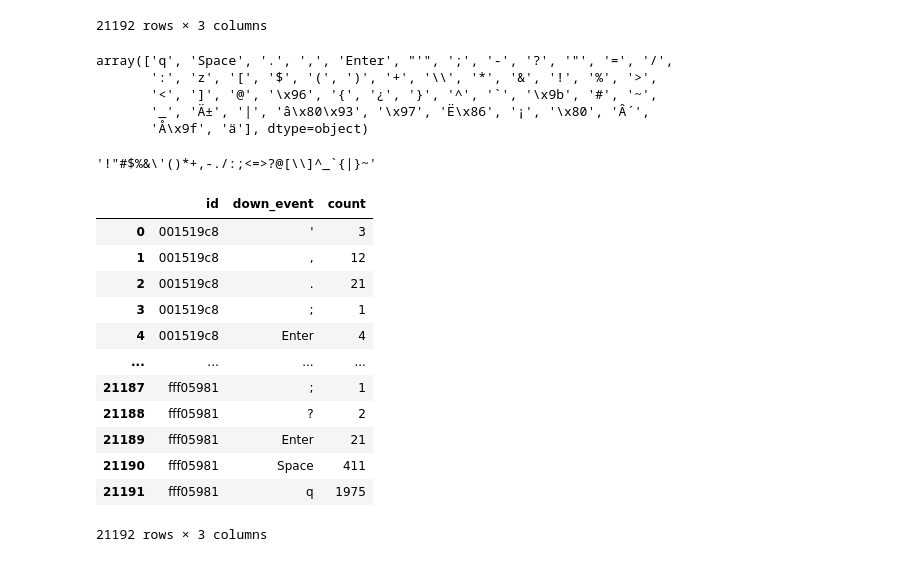
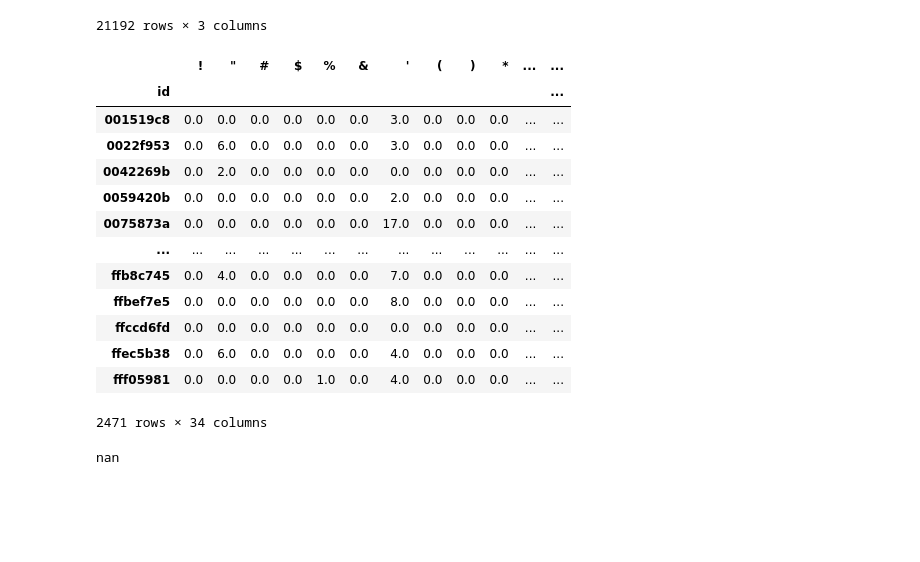
Before and after one commit to GuilhermeGAraujo/Writing_Qual_Kaggle_Chall, a Jupyter notebook: cleaning_feat_eng.ipynb, the cells around one changed output. Saved outputs shown, nothing was run; the diff lists cells and outputs as text; code cells hidden in the pictures; blank space fills up the shorter version.

```diff
--- a/cleaning_feat_eng.ipynb
+++ b/cleaning_feat_eng.ipynb
@@ -116,38 +114,46 @@ inputs_count
 | 21191 | fff05981 | q | 1975 |
 21192 rows × 3 columns
 # %%
-data[data['activity']=='Input
+pvt_inputs_count=inputs_count.pivot(columns='down_event',index='id')
+pvt_inputs_count.columns = ['{}'.format(col[1]) for col in pvt_inputs_count.columns]
+pvt_inputs_count=pvt_inputs_count[punctuation_lst]
+pvt_inputs_count=pvt_inputs_count.fillna(0)
-# %% [output]
-array(['q', 'Space', '.', ',', 'Enter', "'", ';', '-', '?', '"', '=', '/',
-       ':', 'z', '[', '$', '(', ')', '+', '\\', '*', '&', '!', '%', '>',
-       '<', ']', '@', '\x96', '{', '¿', '}', '^', '`', '\x9b', '#', '~',
-       '_', 'Ä±', '|', 'â\x80\x93', '\x97', 'Ë\x86', '¡', '\x80', 'Â´',
-       'Å\x9f', 'ä'], dtype=object)
-# %%
-string.punctuation
-# %% [output]
-'!"#$%&\'()*+,-./:;<=>?@[\\]^_`{|}~'
+# %%
+common_use_punc =['.',',','""',"'","-"]
+def sep_punc_count(row):
+    common_count=0
+    others_count=0
+    for col in pvt_inputs_count.columns:
+        if col in common_use_punc:
+            common_count+=row[col]
+        else:
+            others_count+=row[col]
+    return pd.Series([common_count,others_count])
+
+pvt_inputs_count[['common_punc_count','others_punc_count']]=pvt_inputs_count.apply(sep_punc_count,axis=1)
 # %%
-for i in punctuation_list:
-    if i in inputs_count:
-        print(inputs_count[i] )
+pvt_inputs_count
+# %% [output]
+|  | ! | " | # | $ | % | & | ' | ( | ) | * | ... | ... |
+| id |  |  |  |  |  |  |  |  |  |  |  | ... |
+| 001519c8 | 0.0 | 0.0 | 0.0 | 0.0 | 0.0 | 0.0 | 3.0 | 0.0 | 0.0 | 0.0 | ... | ... |
+| 0022f953 | 0.0 | 6.0 | 0.0 | 0.0 | 0.0 | 0.0 | 3.0 | 0.0 | 0.0 | 0.0 | ... | ... |
+| 0042269b | 0.0 | 2.0 | 0.0 | 0.0 | 0.0 | 0.0 | 0.0 | 0.0 | 0.0 | 0.0 | ... | ... |
+| 0059420b | 0.0 | 0.0 | 0.0 | 0.0 | 0.0 | 0.0 | 2.0 | 0.0 | 0.0 | 0.0 | ... | ... |
+| 0075873a | 0.0 | 0.0 | 0.0 | 0.0 | 0.0 | 0.0 | 17.0 | 0.0 | 0.0 | 0.0 | ... | ... |
+| ... | ... | ... | ... | ... | ... | ... | ... | ... | ... | ... | ... | ... |
+| ffb8c745 | 0.0 | 4.0 | 0.0 | 0.0 | 0.0 | 0.0 | 7.0 | 0.0 | 0.0 | 0.0 | ... | ... |
+| ffbef7e5 | 0.0 | 0.0 | 0.0 | 0.0 | 0.0 | 0.0 | 8.0 | 0.0 | 0.0 | 0.0 | ... | ... |
+| ffccd6fd | 0.0 | 0.0 | 0.0 | 0.0 | 0.0 | 0.0 | 0.0 | 0.0 | 0.0 | 0.0 | ... | ... |
+| ffec5b38 | 0.0 | 6.0 | 0.0 | 0.0 | 0.0 | 0.0 | 4.0 | 0.0 | 0.0 | 0.0 | ... | ... |
+| fff05981 | 0.0 | 0.0 | 0.0 | 0.0 | 1.0 | 0.0 | 4.0 | 0.0 | 0.0 | 0.0 | ... | ... |
+2471 rows × 34 columns
 # %%
 a=data[data['down_event']!=data['up_event']]
 # %%
 test=data[data['activity']=='Input'].groupby(['id','down_event'],as_index=False).down_event.aggregate({'count':'count'})
 # %%
-test
+a=pvt_inputs_count.loc['0022f953']
+a['common_punc_count']+a['others_punc_count']
 # %% [output]
-|  | id | down_event | count |
-| 0 | 001519c8 | ' | 3 |
-| 1 | 001519c8 | , | 12 |
-| 2 | 001519c8 | . | 21 |
-| 3 | 001519c8 | ; | 1 |
-| 4 | 001519c8 | Enter | 4 |
-| ... | ... | ... | ... |
-| 21187 | fff05981 | ; | 1 |
-| 21188 | fff05981 | ? | 2 |
-| 21189 | fff05981 | Enter | 21 |
-| 21190 | fff05981 | Space | 411 |
-| 21191 | fff05981 | q | 1975 |
-21192 rows × 3 columns
+nan
```
Also changed, not shown: parts of 3 cells of this notebook.
